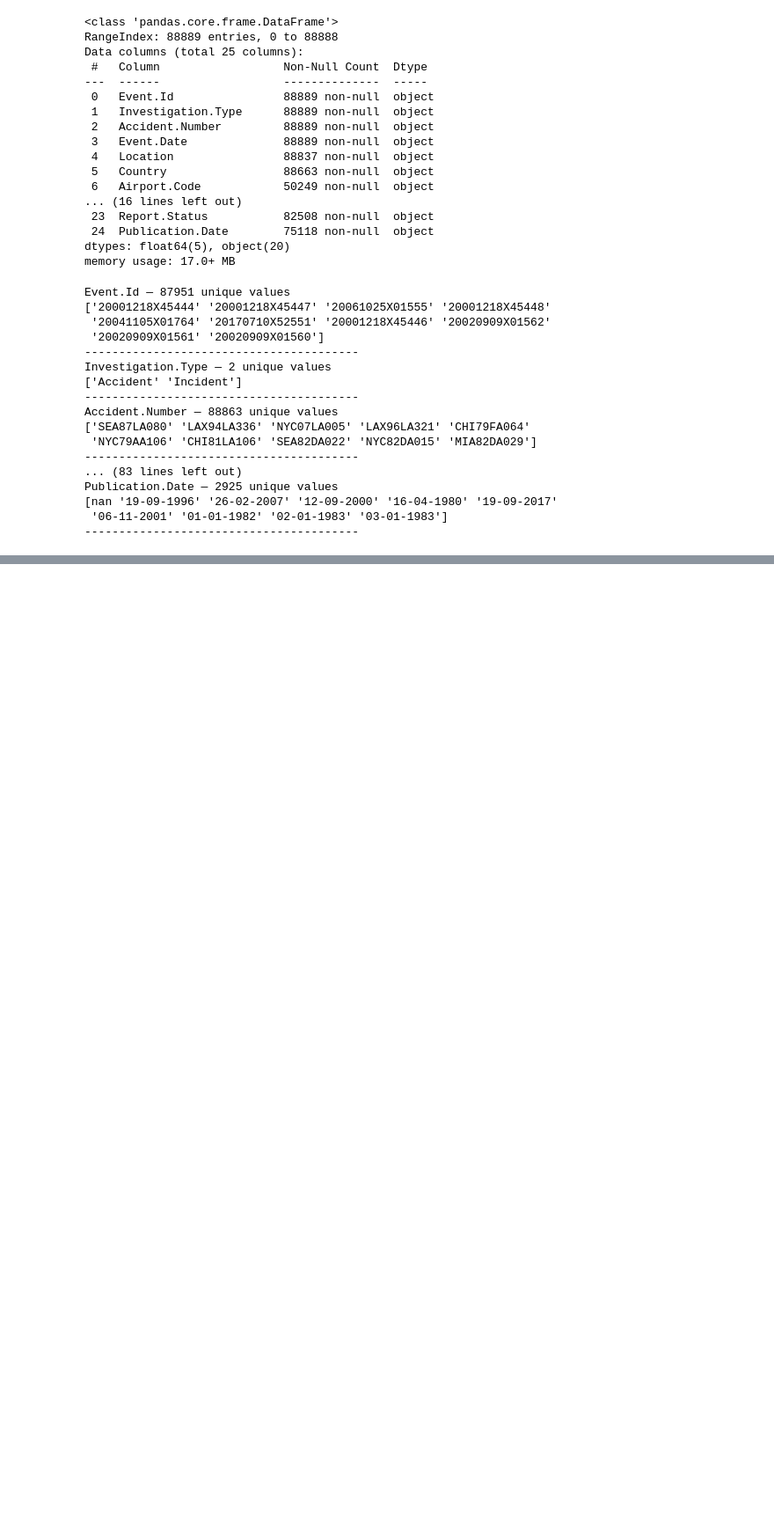
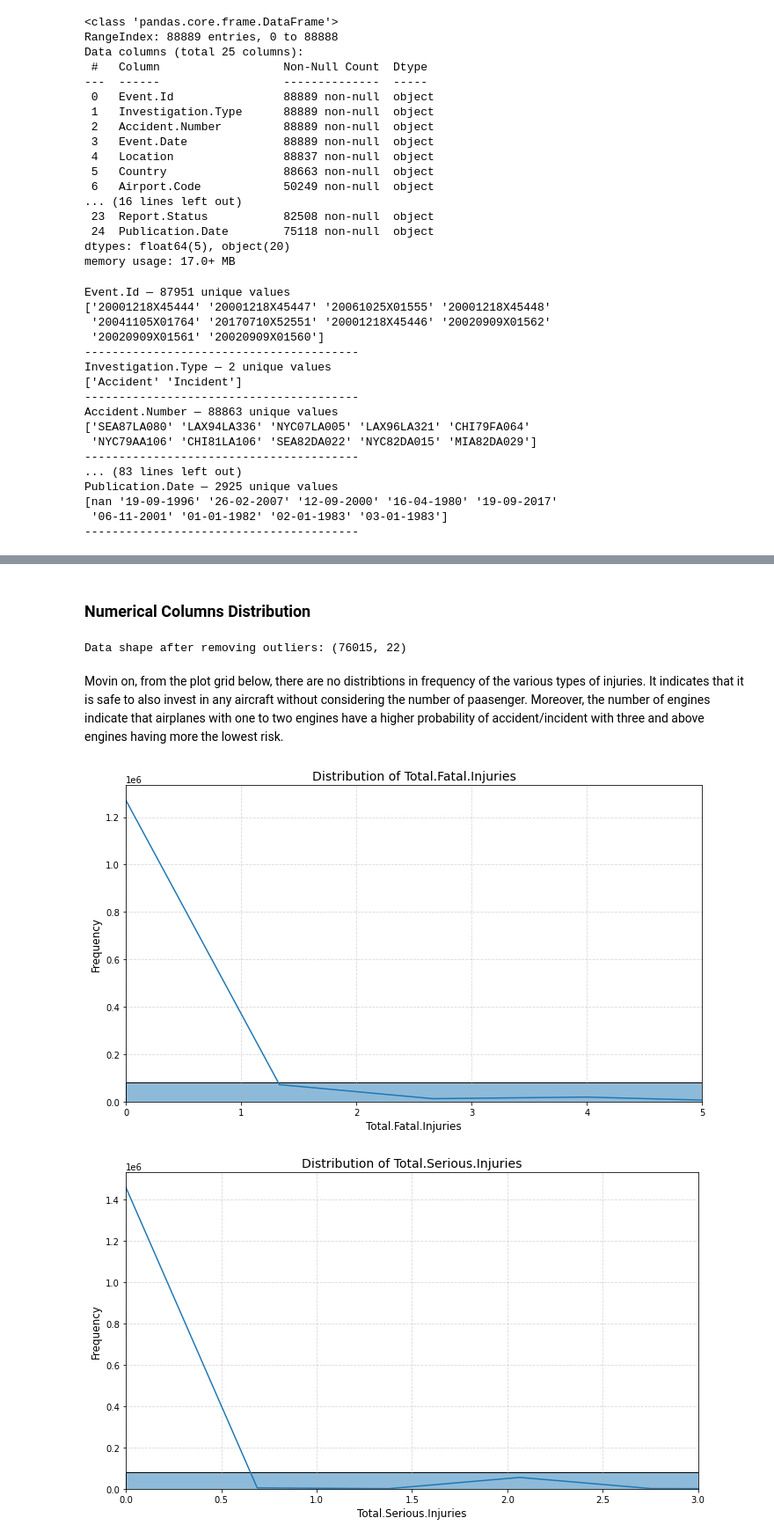
Before and after one commit to KelvinKinoti/project1, a Jupyter notebook: Project_1.ipynb, the cells around one changed output, grey strips where cells are left out. Shown at 88% size. Drawn from its saved outputs; the diff is of its cells as text; code cells hidden in the pictures; blank space fills up the shorter version.

```diff
--- a/Project_1.ipynb
+++ b/Project_1.ipynb
@@ -209,3 +227,5 @@ assert type(df) == pd.DataFrame
+# %%
+df1 = df1.drop_duplicates()
 # %%
 df1.info()
 # %% [output]
@@ -266,0 +460,46 @@ ENGLEWOOD, CO      131
+# %% [markdown]
+### Numerical Columns Distribution
+# %%
+numerical_columns = [
+    'Total.Fatal.Injuries',
+    'Total.Serious.Injuries',
+    'Total.Minor.Injuries',
+    'Total.Uninjured',
+    'Number.of.Engines'
+]
+# Identify numeric columns
+numeric_cols = df1.select_dtypes(include='number').columns
+
+# Apply 95th percentile filter
+for col in numeric_cols:
+    upper_limit = df1[col].quantile(0.95)
+    df1 = df1[df1[col] <= upper_limit]
+
+# Optional: Reset index after filtering
+df1.reset_index(drop=True, inplace=True)
+
+
+print("Data shape after removing outliers:", df1.shape)
+# %% [output]
+Data shape after removing outliers: (76015, 22)
+# %% [markdown]
+Movin on, from the plot grid below, there are no distribtions in frequency of the various types of injuries. It indicates that it is safe to also invest in any aircraft without considering the number of paasenger. Moreover, the number of engines indicate that airplanes with one to two engines have a higher probability of accident/incident with three and above engines having more the lowest risk.
+# %%
+# Histograms with reduced x-axis range
+for col in numerical_columns:
+    plt.figure(figsize=(10, 6))
+
+    # Automatically set x-axis limit based on 99th percentile to reduce outlier impact
+    x_max = dfUS[col].quantile(0.995)
+
+    sns.histplot(data=dfUS, x=col, bins=20, kde=True)
+    plt.title(f'Distribution of {col}', fontsize=14)
+    plt.xlabel(col, fontsize=12)
+    plt.ylabel('Frequency', fontsize=12)
+    plt.xlim(0, x_max)  # limit x-axis
+    plt.grid(True, linestyle='--', alpha=0.5)
+    plt.tight_layout()
+    plt.show()
+# %% [output]
+[figure, added]
+[figure, added]
```
Also changed, not shown: parts of 55 cells of this notebook, 4 other files.
